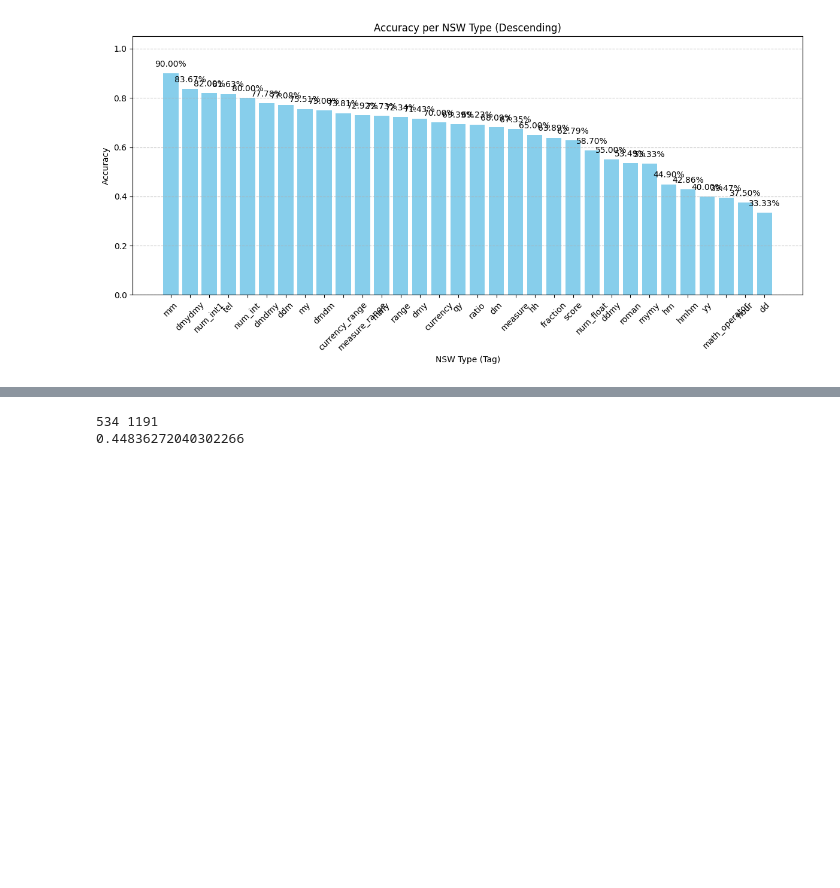
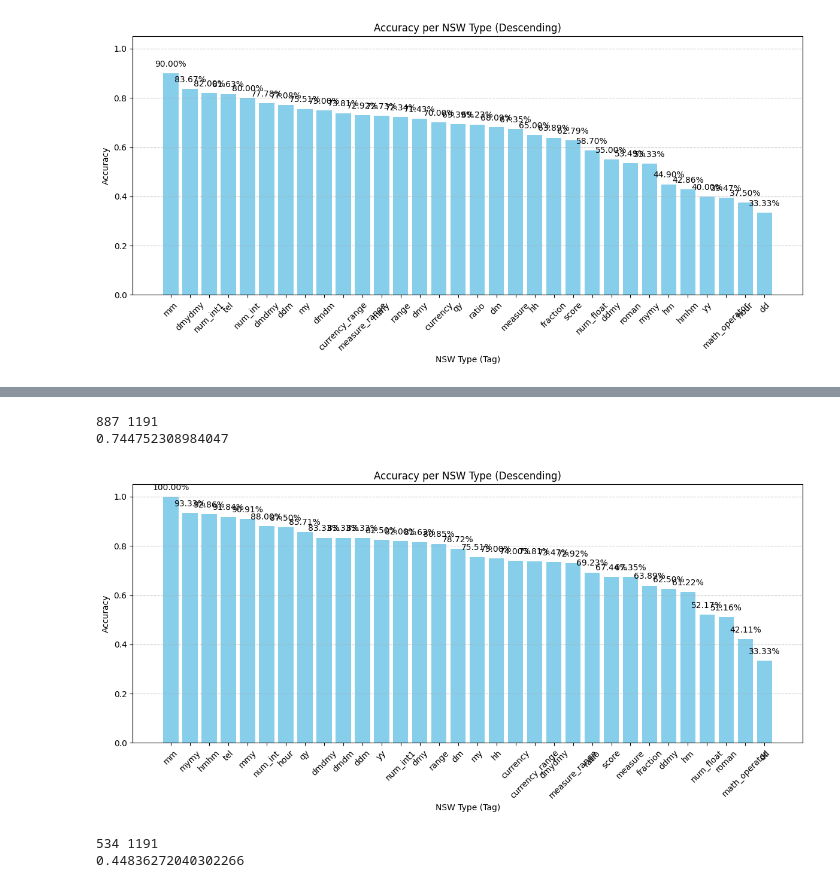
Before and after one commit to datnt3/text-normalization, a Jupyter notebook: data_storage/data_process.ipynb, the cells around one changed output, grey strips where cells are left out. Cells and saved outputs as stored; diff of their text form; code cells hidden in the pictures; blank space fills up the shorter version.

```diff
--- a/data_storage/data_process.ipynb
+++ b/data_storage/data_process.ipynb
@@ -865,3 +865,67 @@ plt.show()
+# %%
+import pandas as pd
+
+file = "/data/datnt3/text-normalization/data_storage/eval/hybrid_inference/2025-06-08/2025-06-07_vn-qwen2.5-3b-augmented-2025-06-07_1_eval.csv"
+df = pd.read_csv(file)
+
+true = 0
+total = 0
+for _, row in df.iterrows():
+  total += 1
+  if row["exact_match"] == 1:
+    true += 1
+
+print(true,total)
+print(true/total)
+
+prob_nsw_dict = {}
+
+for _, row in df.iterrows():
+    tag = row["test_tag"].strip()
+    if tag not in prob_nsw_dict.keys():
+      prob_nsw_dict[tag] = {"true": 0,
+                            "total": 0}
+    prob_nsw_dict[tag]["total"] += 1
+    if row["exact_match"] == 1:
+      prob_nsw_dict[tag]["true"] += 1
+
+import matplotlib.pyplot as plt
+
+# Compute accuracy for each tag
+tag_accuracy = []
+for tag, values in prob_nsw_dict.items():
+    accuracy = values["true"] / values["total"] if values["total"] > 0 else 0
+    tag_accuracy.append((tag, accuracy))
+
+# Sort by descending accuracy
+tag_accuracy.sort(key=lambda x: x[1], reverse=True)
+
+# Unpack
+tag_names, accuracies = zip(*tag_accuracy)
+
+# Plot
+plt.figure(figsize=(12, 6))
+bars = plt.bar(tag_names, accuracies, color='skyblue')
+plt.xlabel("NSW Type (Tag)")
+plt.ylabel("Accuracy")
+plt.title("Accuracy per NSW Type (Descending)")
+plt.ylim(0, 1.05)
+
+# Add percentage on top of bars
+for bar, acc in zip(bars, accuracies):
+    yval = bar.get_height()
+    plt.text(bar.get_x() + bar.get_width() / 2.0, yval + 0.02, f"{acc:.2%}", ha='center', va='bottom')
+
+plt.xticks(rotation=45)
+plt.tight_layout()
+plt.grid(axis='y', linestyle='--', alpha=0.7)
+plt.show()
+
+# baseline
+# %% [output]
+887 1191
+0.744752308984047
+[figure, added]
 # %%
 import pandas as pd
 
```
Also changed, not shown: parts of 1 cell of this notebook, 5 other files.
